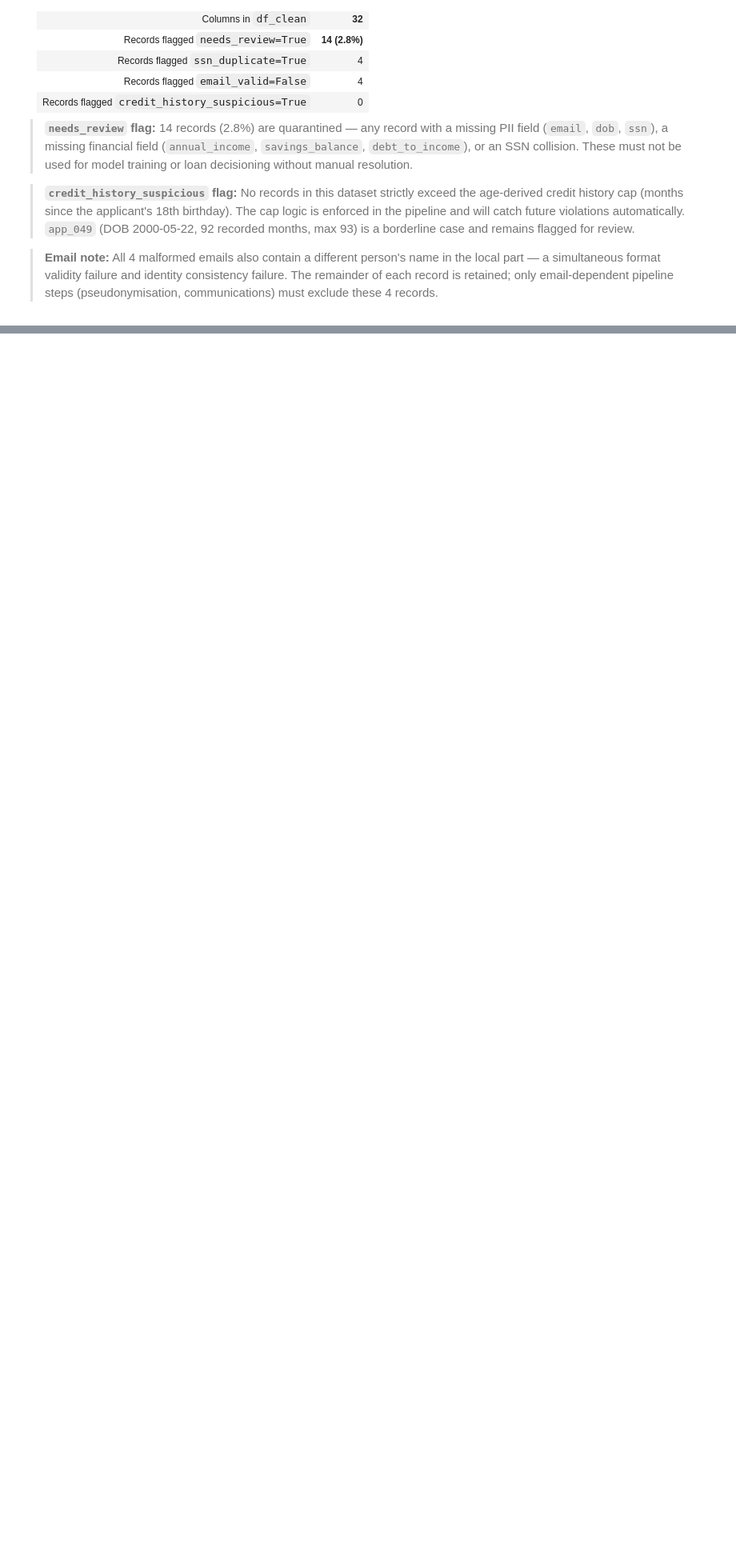
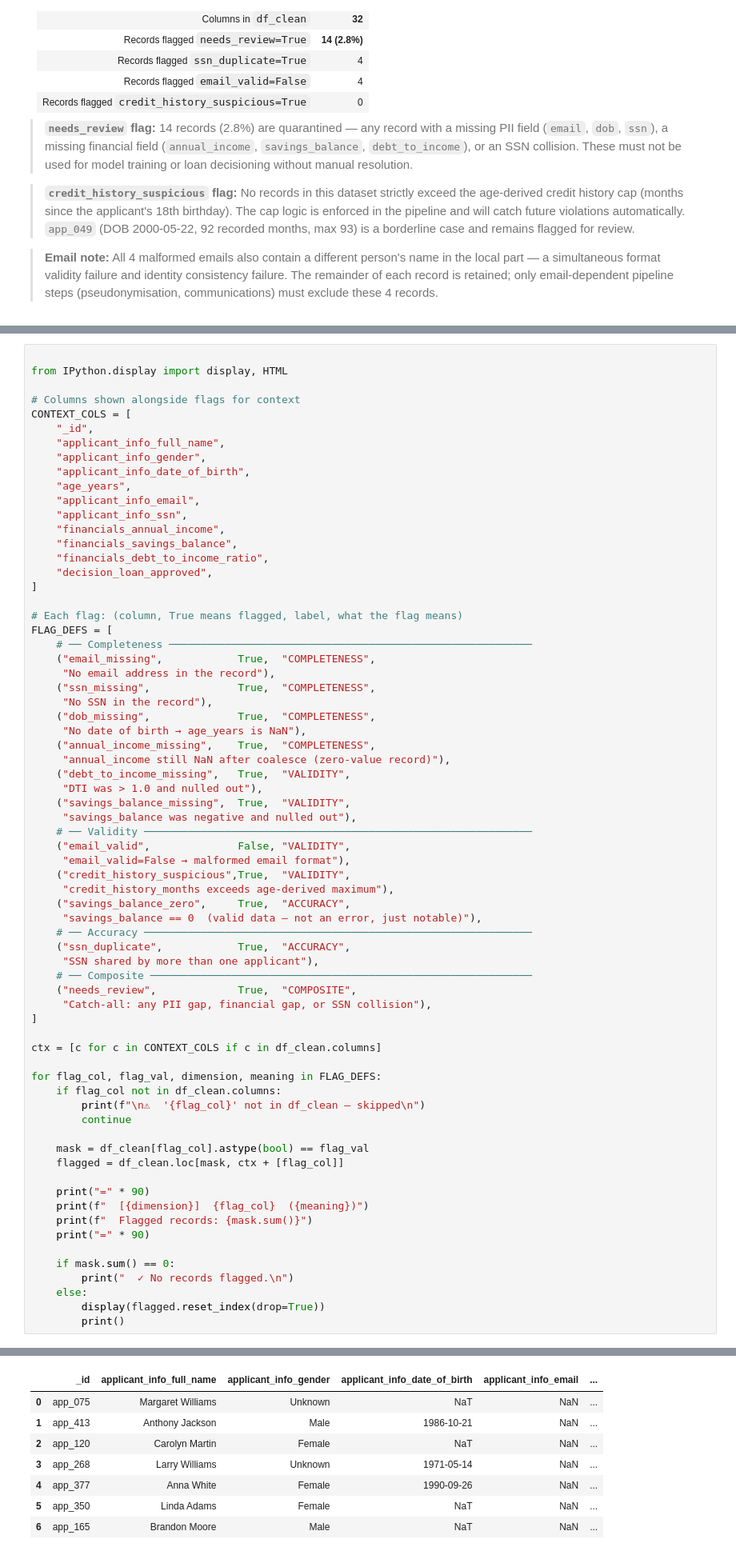
Before and after one commit to henrikpkr/dego-project-team4, a Jupyter notebook: notebooks/01-data-quality.ipynb, the cells around one changed output, grey strips where cells are left out. Shown at 80% size. Drawn from its saved outputs; the diff is of its cells as text; blank space fills up the shorter version.

```diff
--- a/notebooks/01-data-quality.ipynb
+++ b/notebooks/01-data-quality.ipynb
@@ -1485,0 +1570,70 @@ print(f"  Records ready for analysis   : {n_ready}  ({n_ready/n_after_clean*100:
+# %%
+
+from IPython.display import display, HTML
+
+# Columns shown alongside flags for context
+CONTEXT_COLS = [
+    "_id",
+    "applicant_info_full_name",
+    "applicant_info_gender",
+    "applicant_info_date_of_birth",
+    "age_years",
+    "applicant_info_email",
+    "applicant_info_ssn",
+    "financials_annual_income",
+    "financials_savings_balance",
+    "financials_debt_to_income_ratio",
+    "decision_loan_approved",
+]
+
+# Each flag: (column, True means flagged, label, what the flag means)
+FLAG_DEFS = [
+    # ── Completeness ──────────────────────────────────────────────────────────
+    ("email_missing",            True,  "COMPLETENESS",
+     "No email address in the record"),
+    ("ssn_missing",              True,  "COMPLETENESS",
+     "No SSN in the record"),
+    ("dob_missing",              True,  "COMPLETENESS",
+     "No date of birth → age_years is NaN"),
+    ("annual_income_missing",    True,  "COMPLETENESS",
+     "annual_income still NaN after coalesce (zero-value record)"),
+    ("debt_to_income_missing",   True,  "VALIDITY",
+     "DTI was > 1.0 and nulled out"),
+    ("savings_balance_missing",  True,  "VALIDITY",
+     "savings_balance was negative and nulled out"),
+    # ── Validity ──────────────────────────────────────────────────────────────
+    ("email_valid",              False, "VALIDITY",
+     "email_valid=False → malformed email format"),
+    ("credit_history_suspicious",True,  "VALIDITY",
+     "credit_history_months exceeds age-derived maximum"),
+    ("savings_balance_zero",     True,  "ACCURACY",
+     "savings_balance == 0  (valid data — not an error, just notable)"),
+    # ── Accuracy ──────────────────────────────────────────────────────────────
+    ("ssn_duplicate",            True,  "ACCURACY",
+     "SSN shared by more than one applicant"),
+    # ── Composite ─────────────────────────────────────────────────────────────
+    ("needs_review",             True,  "COMPOSITE",
+     "Catch-all: any PII gap, financial gap, or SSN collision"),
+]
+
+ctx = [c for c in CONTEXT_COLS if c in df_clean.columns]
+
+for flag_col, flag_val, dimension, meaning in FLAG_DEFS:
+    if flag_col not in df_clean.columns:
+        print(f"\n⚠  '{flag_col}' not in df_clean — skipped\n")
+        continue
+
+    mask = df_clean[flag_col].astype(bool) == flag_val
+    flagged = df_clean.loc[mask, ctx + [flag_col]]
+
+    print("=" * 90)
+    print(f"  [{dimension}]  {flag_col}  ({meaning})")
+    print(f"  Flagged records: {mask.sum()}")
+    print("=" * 90)
+
+    if mask.sum() == 0:
+        print("  ✓ No records flagged.\n")
+    else:
+        display(flagged.reset_index(drop=True))
+        print()
+# %% [output]
@@ -1485,0 +1644,8 @@ print(f"  Records ready for analysis   : {n_ready}  ({n_ready/n_after_clean*100:
+|  | _id | applicant_info_full_name | applicant_info_gender | applicant_info_date_of_birth | applicant_info_email | ... |
+| 0 | app_075 | Margaret Williams | Unknown | NaT | NaN | ... |
+| 1 | app_413 | Anthony Jackson | Male | 1986-10-21 | NaN | ... |
+| 2 | app_120 | Carolyn Martin | Female | NaT | NaN | ... |
+| 3 | app_268 | Larry Williams | Unknown | 1971-05-14 | NaN | ... |
+| 4 | app_377 | Anna White | Female | 1990-09-26 | NaN | ... |
+| 5 | app_350 | Linda Adams | Female | NaT | NaN | ... |
+| 6 | app_165 | Brandon Moore | Male | NaT | NaN | ... |
```
Also changed, not shown: parts of 24 cells of this notebook.
